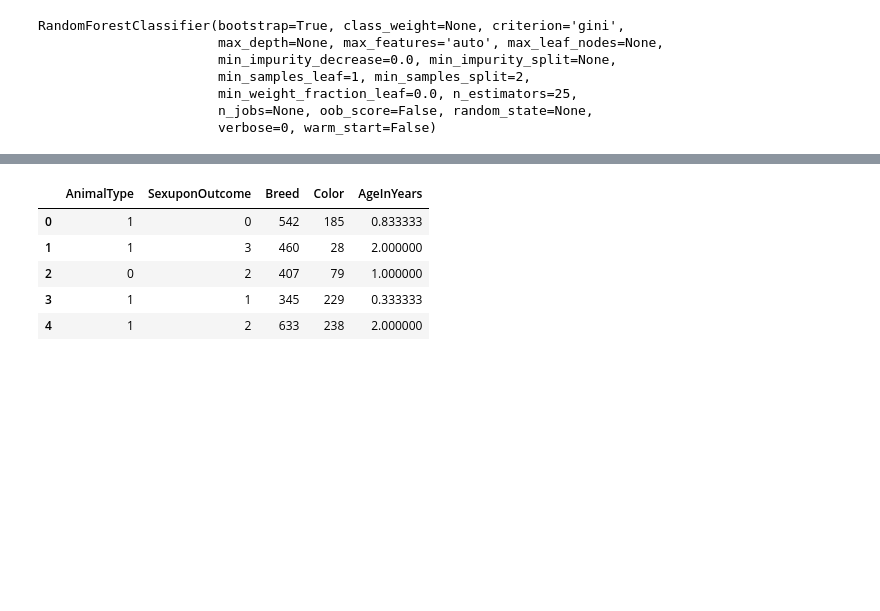
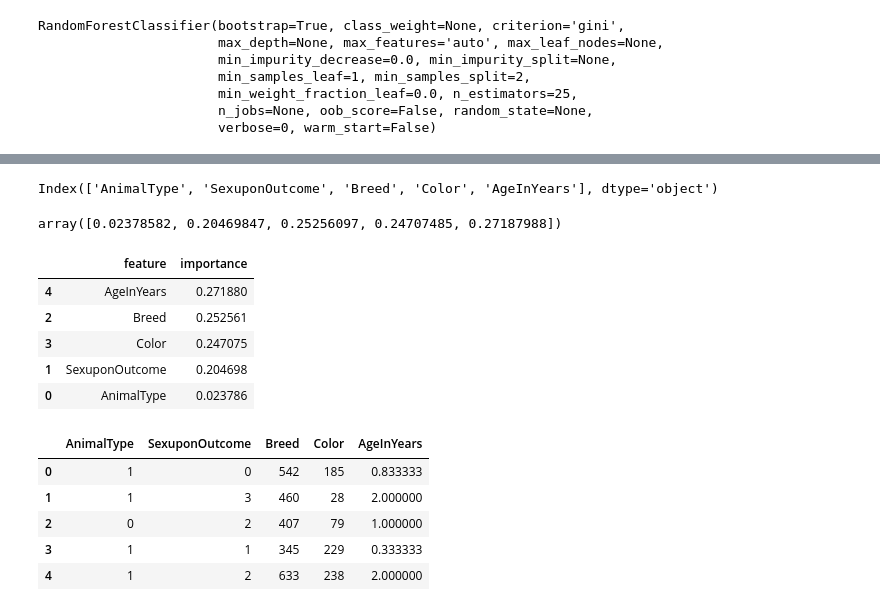
Before and after one commit to Iva-boop/Project, a Jupyter notebook: Project_Final version.ipynb, the cells around one changed output, grey strips where cells are left out. Cells and saved outputs as stored; diff of their text form; code cells hidden in the pictures; blank space fills up the shorter version.

```diff
--- a/Project_Final version.ipynb
+++ b/Project_Final version.ipynb
@@ -297,3 +297,22 @@ Training accuracy  0.8582064424407947
+# %%
+Xtrain.columns
+# %% [output]
+Index(['AnimalType', 'SexuponOutcome', 'Breed', 'Color', 'AgeInYears'], dtype='object')
+# %%
+rf.feature_importances_
+# %% [output]
+array([0.02378582, 0.20469847, 0.25256097, 0.24707485, 0.27187988])
+# %%
+pd.DataFrame(list(zip(Xtrain.columns,  rf.feature_importances_)), \
+             columns=['feature', 'importance'])\
+.sort_values(by='importance', ascending=False)
+# %% [output]
+|  | feature | importance |
+| 4 | AgeInYears | 0.271880 |
+| 2 | Breed | 0.252561 |
+| 3 | Color | 0.247075 |
+| 1 | SexuponOutcome | 0.204698 |
+| 0 | AnimalType | 0.023786 |
 # %%
 #Manipulating the test data to make the test possible
 IDtest=tt["ID"]
```
Also changed, not shown: parts of 4 cells of this notebook.
